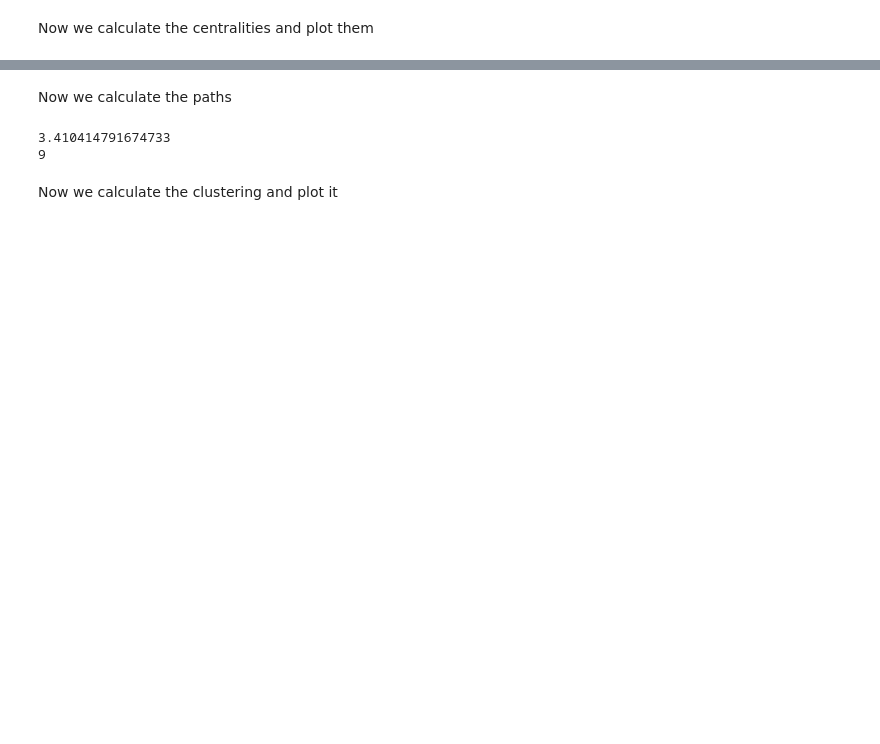
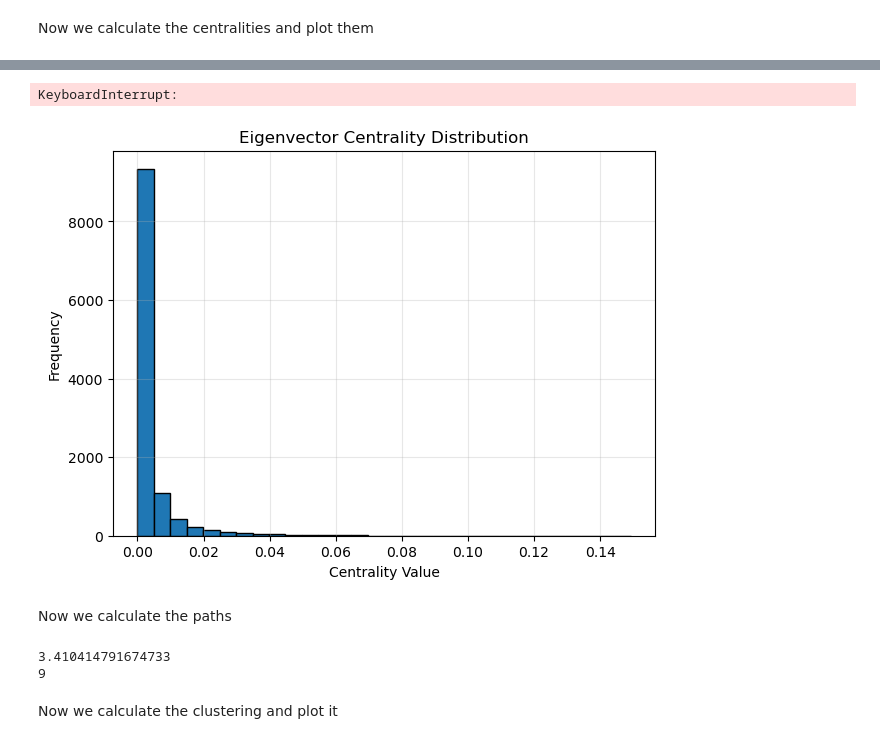
Before and after one commit to Emily-Case/ADC-Group-8, a Jupyter notebook: enron-analysis.ipynb, the cells around one changed output, grey strips where cells are left out. Saved outputs shown, nothing was run; the diff lists cells and outputs as text; code cells hidden in the pictures; blank space fills up the shorter version.

```diff
--- a/enron-analysis.ipynb
+++ b/enron-analysis.ipynb
@@ -125,12 +173,32 @@ betweenness_centrality = nx.betweenness_centrality(D)
 closeness_centrality = nx.closeness_centrality(D)
 #print(closeness_centrality)
 
-#MISSING PLOT
+values = list(closeness_centrality.values())
+
+plt.figure(figsize=(7,5))
+plt.hist(values, bins=30, edgecolor='black')
+plt.title("Closeness Centrality Distribution")
+plt.xlabel("Centrality Value")
+plt.ylabel("Frequency")
+plt.grid(alpha=0.3)
+plt.show()
+# %% [output]
+KeyboardInterrupt:
 # %%
 eigenvector_centrality = nx.eigenvector_centrality(D)
 #print(eigenvector_centrality)
 
-#MISSING PLOT
+values = list(eigenvector_centrality.values())
+
+plt.figure(figsize=(7,5))
+plt.hist(values, bins=30, edgecolor='black')
+plt.title("Eigenvector Centrality Distribution")
+plt.xlabel("Centrality Value")
+plt.ylabel("Frequency")
+plt.grid(alpha=0.3)
+plt.show()
+# %% [output]
+[figure, added]
 # %% [markdown]
 Now we calculate the paths
 # %%
```
Also changed, not shown: parts of 6 cells of this notebook.
